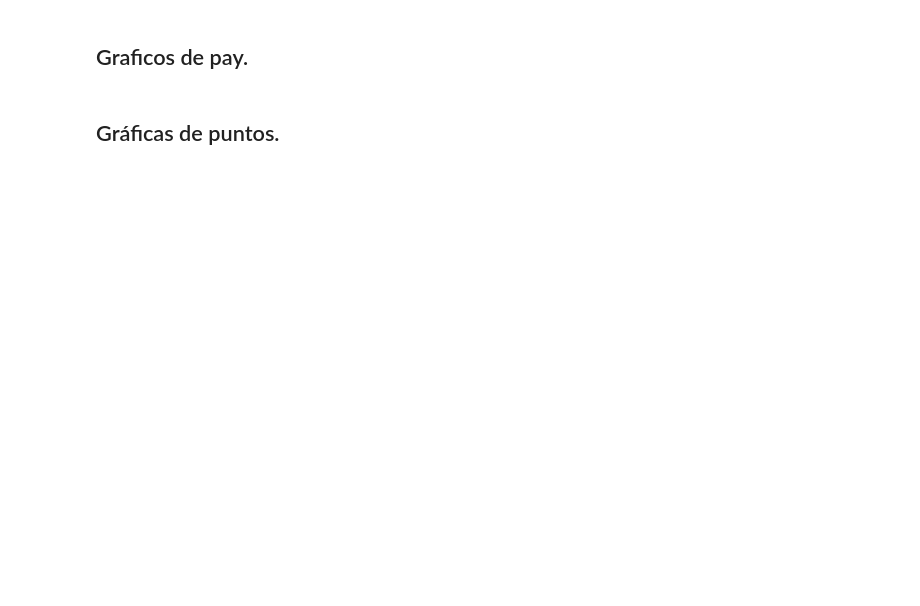
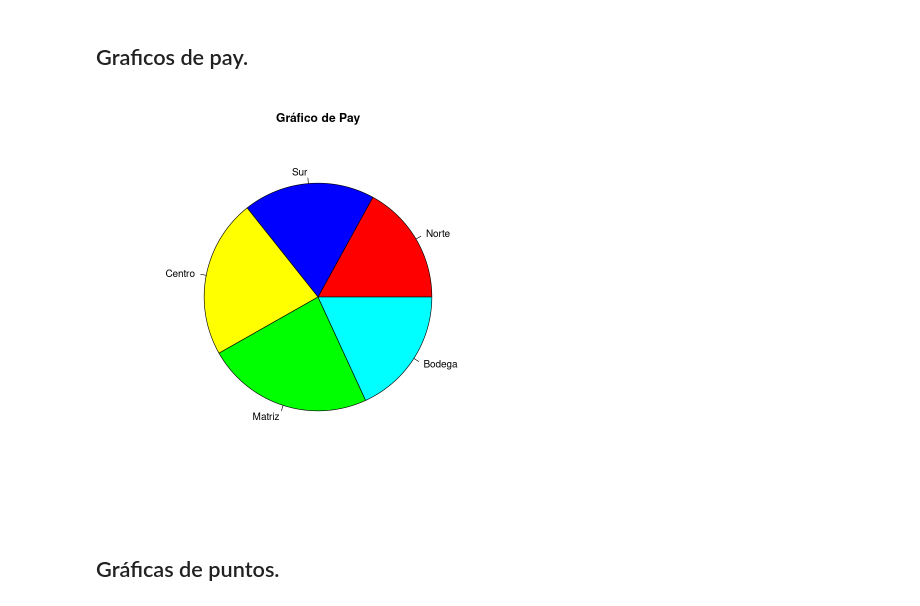
Before and after one commit to PythonistaMX/pyr105, a Jupyter notebook: 08_graficos_diversos.ipynb, the cells around one changed output. Cells and saved outputs as stored; diff of their text form; code cells hidden in the pictures; blank space fills up the shorter version.

```diff
--- a/08_graficos_diversos.ipynb
+++ b/08_graficos_diversos.ipynb
@@ -59,8 +117,10 @@ spine(conteos, main="Espinograma")
 # %%
 rebanadas <- c(120, 132 ,159, 167, 128)
 nombres <- c("Norte", "Sur", "Centro", "Matriz", "Bodega")
 pie(rebanadas, labels = nombres,
-main="Gráfico de Pay")
+main="Gráfico de Pay", col=c('red', 'blue', 'yellow', 'green', 'cyan'))
+# %% [output]
+[figure, added]
 # %% [markdown]
 ## Gráficas de puntos.
 # %%
```
Also changed, not shown: parts of 16 cells of this notebook, 5 other files.
